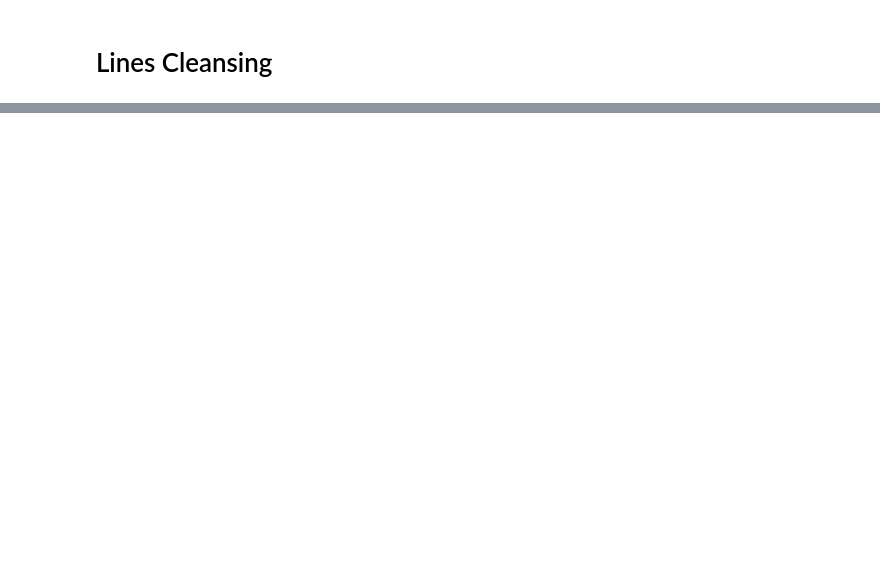
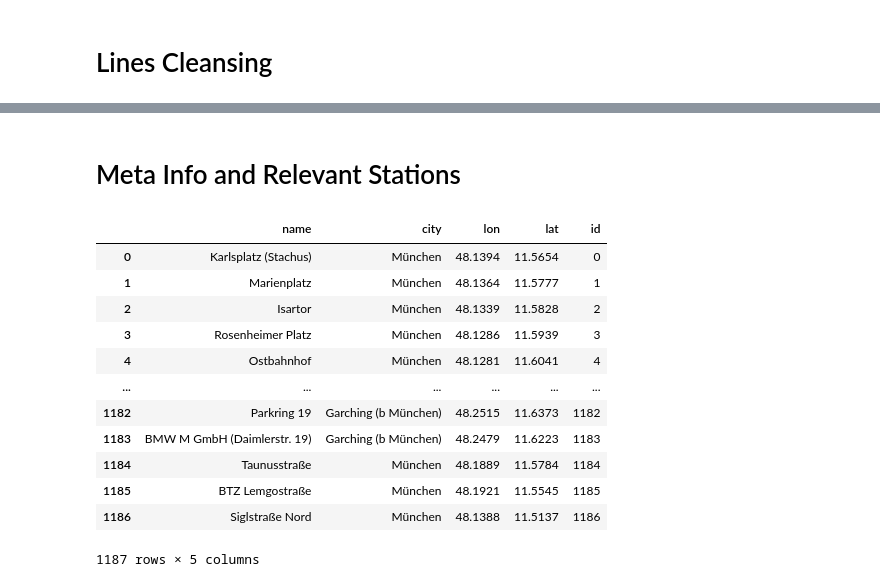
Before and after one commit to deeliciouscode/publicflow, a Jupyter notebook: analysis/data_cleansing.ipynb, the cells around one changed output, grey strips where cells are left out. Saved outputs shown, nothing was run; the diff lists cells and outputs as text; code cells hidden in the pictures; blank space fills up the shorter version.

```diff
--- a/analysis/data_cleansing.ipynb
+++ b/analysis/data_cleansing.ipynb
@@ -117,2 +185,4 @@ lines
+# %% [markdown]
+# Meta Info and Relevant Stations
 # %%
 all_stations = []
@@ -121,3 +193,19 @@ for stations in lines["stations"]:
+# %%
+stations
+# %% [output]
+|  | name | city | lon | lat | id |
+| 0 | Karlsplatz (Stachus) | München | 48.1394 | 11.5654 | 0 |
+| 1 | Marienplatz | München | 48.1364 | 11.5777 | 1 |
+| 2 | Isartor | München | 48.1339 | 11.5828 | 2 |
+| 3 | Rosenheimer Platz | München | 48.1286 | 11.5939 | 3 |
+| 4 | Ostbahnhof | München | 48.1281 | 11.6041 | 4 |
+| ... | ... | ... | ... | ... | ... |
+| 1182 | Parkring 19 | Garching (b München) | 48.2515 | 11.6373 | 1182 |
+| 1183 | BMW M GmbH (Daimlerstr. 19) | Garching (b München) | 48.2479 | 11.6223 | 1183 |
+| 1184 | Taunusstraße | München | 48.1889 | 11.5784 | 1184 |
+| 1185 | BTZ Lemgostraße | München | 48.1921 | 11.5545 | 1185 |
+| 1186 | Siglstraße Nord | München | 48.1388 | 11.5137 | 1186 |
+1187 rows × 5 columns
 # %%
 stations_in_lines = stations[stations['id'].isin(all_stations)]
 # %%
```
Also changed, not shown: parts of 24 cells of this notebook, 10 other files.
